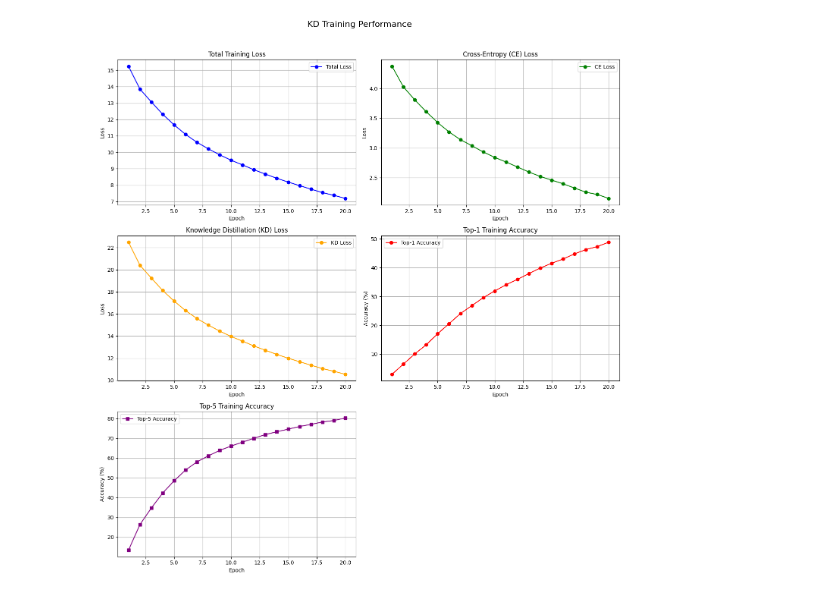
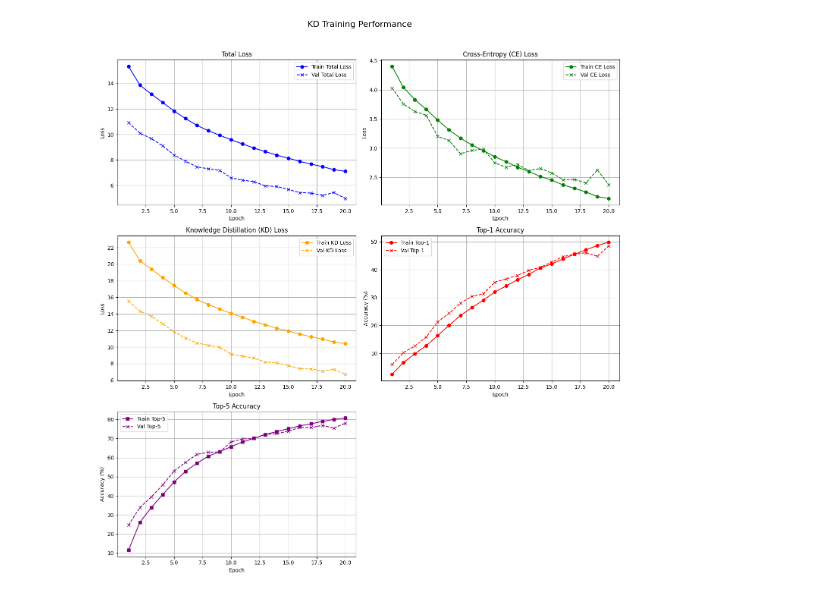
Before and after one commit to ha405/Knowledge-Distillation, a Jupyter notebook: Logit_Matching.ipynb, the cells around one changed output. Saved outputs shown, nothing was run; the diff lists cells and outputs as text; code cells hidden in the pictures.

```diff
--- a/Logit_Matching.ipynb
+++ b/Logit_Matching.ipynb
@@ -82,9 +102,10 @@ ce_criterion = nn.CrossEntropyLoss()
 kd_criterion = KDLoss(ce_criterion, alpha=0.6, T=3.0)
 optimizer = optim.Adam(student.parameters(), lr=1e-4)
 
-student, epoch_losses, epoch_ce, epoch_kd, epoch_top1, epoch_top5 = train_kd(student=student,
+student, epoch_losses, epoch_ce, epoch_kd, epoch_top1, epoch_top5, val_losses, val_ce_losses, val_kd_losses, val_top1, val_top5 = train_kd(student=student,
                    teacher=teacher,
                    train_loader=train_loader,
+                   val_loader=test_loader,
                    optimizer=optimizer,
                    kd_criterion=kd_criterion,
                    epochs=20,
@@ -126,49 +147,56 @@ epoch_range = range(1, epochs + 1)
 
 fig, axes = plt.subplots(3, 2, figsize=(14, 15))
 fig.suptitle('KD Training Performance', fontsize=16)
-
 axes = axes.flatten()
 
 # --- Plot 1: Total Loss ---
-axes[0].plot(epoch_range, epoch_losses, label='Total Loss', color='blue', marker='o')
-axes[0].set_title('Total Training Loss')
+axes[0].plot(epoch_range, epoch_losses, label='Train Total Loss', color='blue', marker='o')
+axes[0].plot(epoch_range, val_losses, label='Val Total Loss', color='blue', marker='x', linestyle='--')
+axes[0].set_title('Total Loss')
 axes[0].set_xlabel('Epoch')
 axes[0].set_ylabel('Loss')
 axes[0].grid(True)
 axes[0].legend()
 
 # --- Plot 2: Cross-Entropy (CE) Loss ---
-axes[1].plot(epoch_range, epoch_ce, label='CE Loss', color='green', marker='o')
+axes[1].plot(epoch_range, epoch_ce, label='Train CE Loss', color='green', marker='o')
+axes[1].plot(epoch_range, val_ce_losses, label='Val CE Loss', color='green', marker='x', linestyle='--')
 axes[1].set_title('Cross-Entropy (CE) Loss')
 axes[1].set_xlabel('Epoch')
 axes[1].set_ylabel('Loss')
 axes[1].grid(True)
 axes[1].legend()
 
 # --- Plot 3: Knowledge Distillation (KD) Loss ---
-axes[2].plot(epoch_range, epoch_kd, label='KD Loss', color='orange', marker='o')
+axes[2].plot(epoch_range, epoch_kd, label='Train KD Loss', color='orange', marker='o')
+axes[2].plot(epoch_range, val_kd_losses, label='Val KD Loss', color='orange', marker='x', linestyle='--')
 axes[2].set_title('Knowledge Distillation (KD) Loss')
 axes[2].set_xlabel('Epoch')
 axes[2].set_ylabel('Loss')
 axes[2].grid(True)
 axes[2].legend()
 
-axes[3].plot(epoch_range, epoch_top1, label='Top-1 Accuracy', color='red', marker='o')
-axes[3].set_title('Top-1 Training Accuracy')
+# --- Plot 4: Top-1 Accuracy ---
+axes[3].plot(epoch_range, epoch_top1, label='Train Top-1', color='red', marker='o')
+axes[3].plot(epoch_range, val_top1, label='Val Top-1', color='red', marker='x', linestyle='--')
+axes[3].set_title('Top-1 Accuracy')
 axes[3].set_xlabel('Epoch')
 axes[3].set_ylabel('Accuracy (%)')
 axes[3].grid(True)
 axes[3].legend()
 
-axes[4].plot(epoch_range, epoch_top5, label='Top-5 Accuracy', color='purple', marker='s')
-axes[4].set_title('Top-5 Training Accuracy')
+# --- Plot 5: Top-5 Accuracy ---
+axes[4].plot(epoch_range, epoch_top5, label='Train Top-5', color='purple', marker='s')
+axes[4].plot(epoch_range, val_top5, label='Val Top-5', color='purple', marker='x', linestyle='--')
+axes[4].set_title('Top-5 Accuracy')
 axes[4].set_xlabel('Epoch')
 axes[4].set_ylabel('Accuracy (%)')
 axes[4].grid(True)
 axes[4].legend()
 
+# Remove empty subplot
 fig.delaxes(axes[5])
 plt.tight_layout(rect=[0, 0, 1, 0.96])
 plt.show()
 # %% [output]
-[figure, old version]
+[figure, new version]
```
Also changed, not shown: parts of 4 cells of this notebook, 4 other files.
